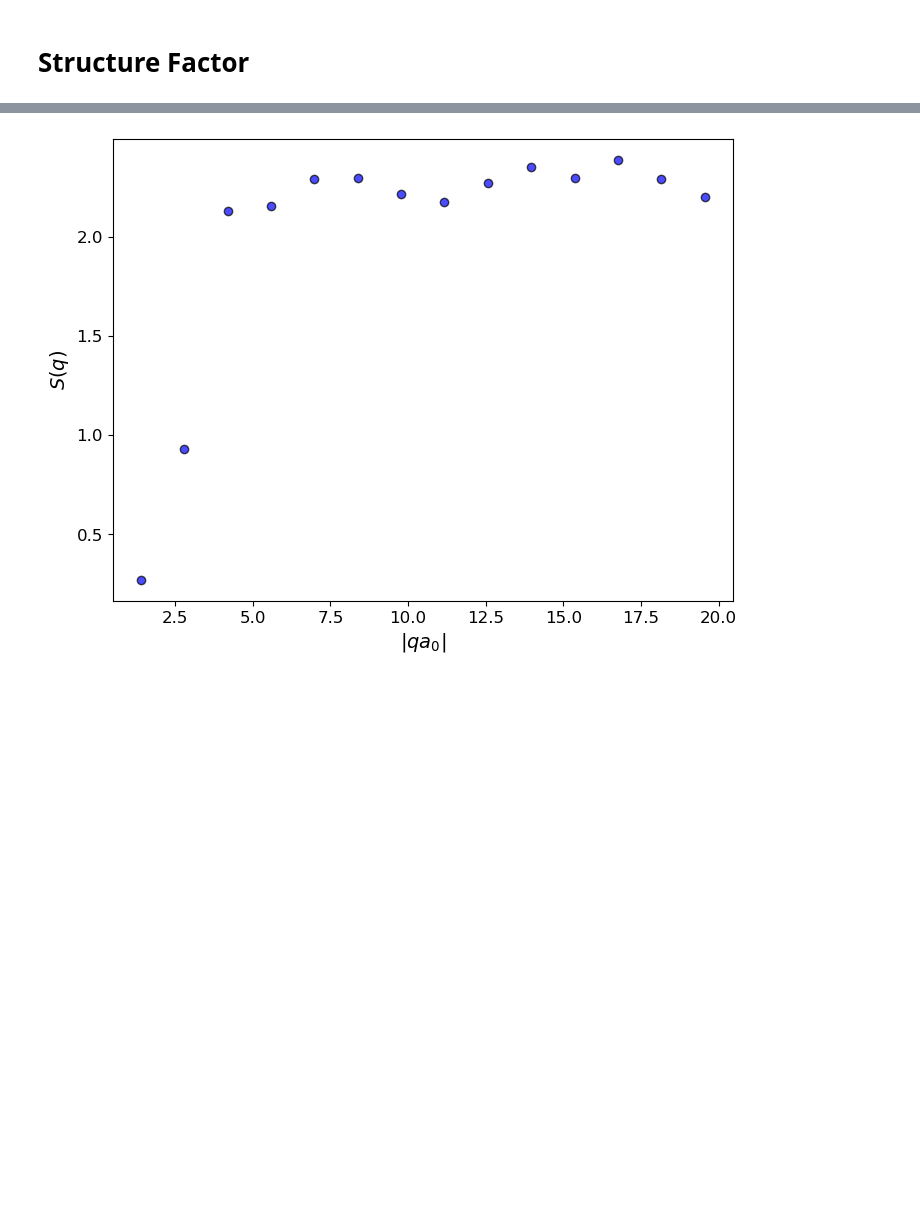
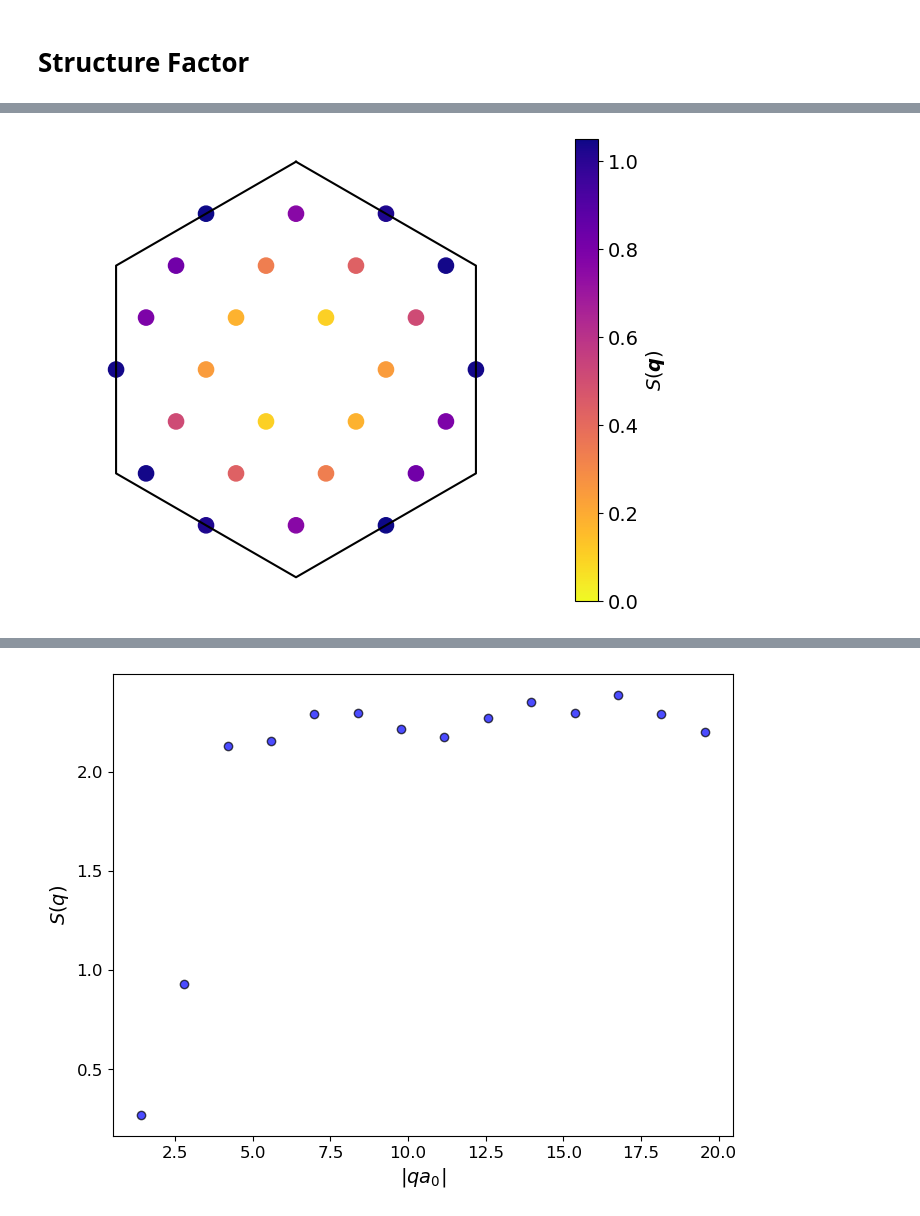
Before and after one commit to abouelkomsan/ferminet_ahmed, a Jupyter notebook: tests.ipynb, the cells around one changed output, grey strips where cells are left out. Drawn from its saved outputs; the diff is of its cells as text; code cells hidden in the pictures; blank space fills up the shorter version.

```diff
--- a/tests.ipynb
+++ b/tests.ipynb
@@ -2966,7 +3234,7 @@ Array(324.+0.j, dtype=complex64)
 # %%
-sq_list = []
+sq_list_9particles = []
 for k in kgrid:
     result = structure_factor(log_network, gathered_params, reshaped_positions_mapped, reshaped_spins, reshaped_atoms, reshaped_charges, k)
     print(k, result)
-    sq_list = np.append(sq_list, result)
+    sq_list_8particles = np.append(sq_list, result)
 # %% [output]
@@ -2989,0 +3291,15 @@ for k in kgrid:
+# %%
+sq_list_8particles = []
+for k in kgrid:
+    # Compute structure factor for k
+    result_k = structure_factor(log_network, gathered_params, reshaped_positions_mapped, reshaped_spins, reshaped_atoms, reshaped_charges, k)
+
+    # Compute structure factor for -k
+    result_neg_k = structure_factor(log_network, gathered_params, reshaped_positions_mapped, reshaped_spins, reshaped_atoms, reshaped_charges, -k)
+
+    # Average the results
+    averaged_result = (result_k + result_neg_k) / 2
+
+    # Print and append the averaged result
+    print(k, averaged_result)
+    sq_list_8particles = np.append(sq_list_8particles, averaged_result)
@@ -3039,0 +3369,58 @@ ylist: [np.float64(4.1887902047863905), np.float64(2.0943951023931953), np.float
+# %%
+import matplotlib.pyplot as plt
+import numpy as np
+from matplotlib.path import Path
+
+# Remove [0, 0] from kgrid and corresponding values from sq_list
+kgrid_filtered = np.array([k for k in kgrid if not np.allclose(k, [0, 0])])
+sq_list_filtered = [sq_list[i]/8 for i, k in enumerate(kgrid) if not np.allclose(k, [0, 0])]
+
+# Convert kgrid_filtered to 2D coordinates for plotting
+kx = kgrid_filtered[:, 0]
+ky = kgrid_filtered[:, 1]
+
+# Define constants
+a0 = 1  # Replace with the actual lattice constant if known
+dMBZ = (4 * np.pi) / (3 * a0)
+
+# Define the hexagon vertices
+G11 = dMBZ * np.array([0, 1])
+G22 = dMBZ * np.array([-np.sqrt(3)/2, 0.5])
+G33 = dMBZ * np.array([-np.sqrt(3)/2, -0.5])
+G44 = dMBZ * np.array([0, -1])
+G55 = dMBZ * np.array([np.sqrt(3)/2, -0.5])
+G66 = dMBZ * np.array([np.sqrt(3)/2, 0.5])
+
+# Create lists of x and y coordinates for the hexagon
+xlist = [G11[0], G22[0], G33[0], G44[0], G55[0], G66[0], G11[0]]
+ylist = [G11[1], G22[1], G33[1], G44[1], G55[1], G66[1], G11[1]]
+
+# Define the hexagon as a Path
+hexagon_path = Path(np.column_stack((xlist, ylist)))
+
+# Filter points that lie inside or on the boundary of the hexagon
+points = np.column_stack((kx, ky))
+inside_or_on_boundary = hexagon_path.contains_points(points) | hexagon_path.contains_points(points, radius=1e-1)
+
+kx_filtered = kx[inside_or_on_boundary]
+ky_filtered = ky[inside_or_on_boundary]
+sq_list_filtered = np.array(sq_list_filtered)[inside_or_on_boundary]
+
+# Create scatter plot
+plt.figure(figsize=(8, 6))
+scatter = plt.scatter(kx_filtered, ky_filtered, c=sq_list_filtered, cmap='plasma_r', s=120, vmin=0, vmax=np.max(np.real(sq_list_filtered)))
+plt.plot(xlist, ylist, color='black', linewidth=1.5, label='Hexagonal Brillouin Zone')
+
+# Add colorbar with custom ticks
+cbar = plt.colorbar(scatter)
+cbar.set_label(r'$S(\boldsymbol{q})$', fontsize=14)
+cbar.ax.tick_params(labelsize=14)  # Increase the size of the colorbar ticks
+plt.xlabel(r'$q_x$')
+plt.ylabel(r'$q_y$')
+plt.xlim(-5, 5)
+plt.gca().set_aspect('equal')
+plt.axis('off')
+plt.savefig("/work/submit/ahmed95/plots_paper/structurefactor_8particles.pdf", format="pdf", bbox_inches="tight")
+plt.show()
+# %% [output]
+[figure, added]
```
Also changed, not shown: parts of 126 cells of this notebook, 39 other files.
